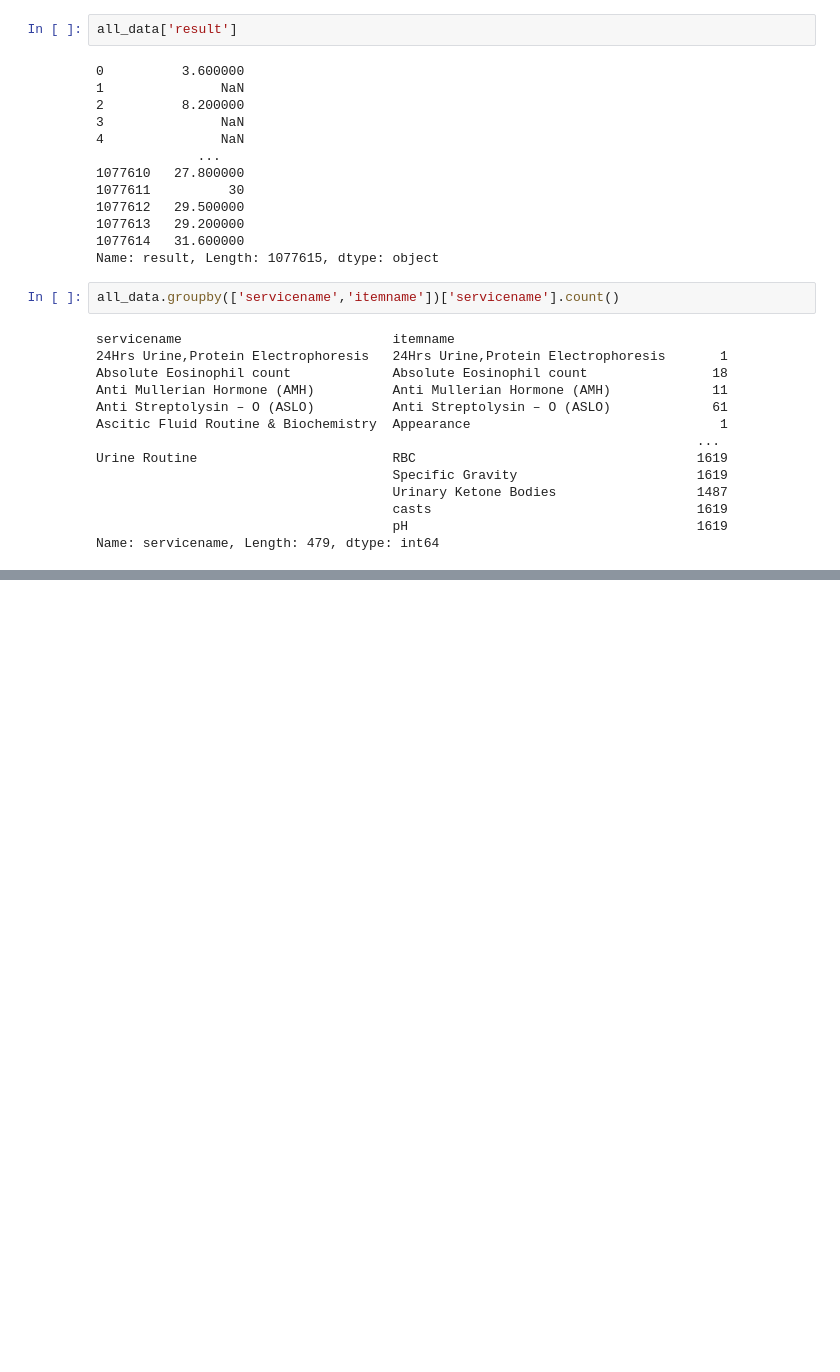
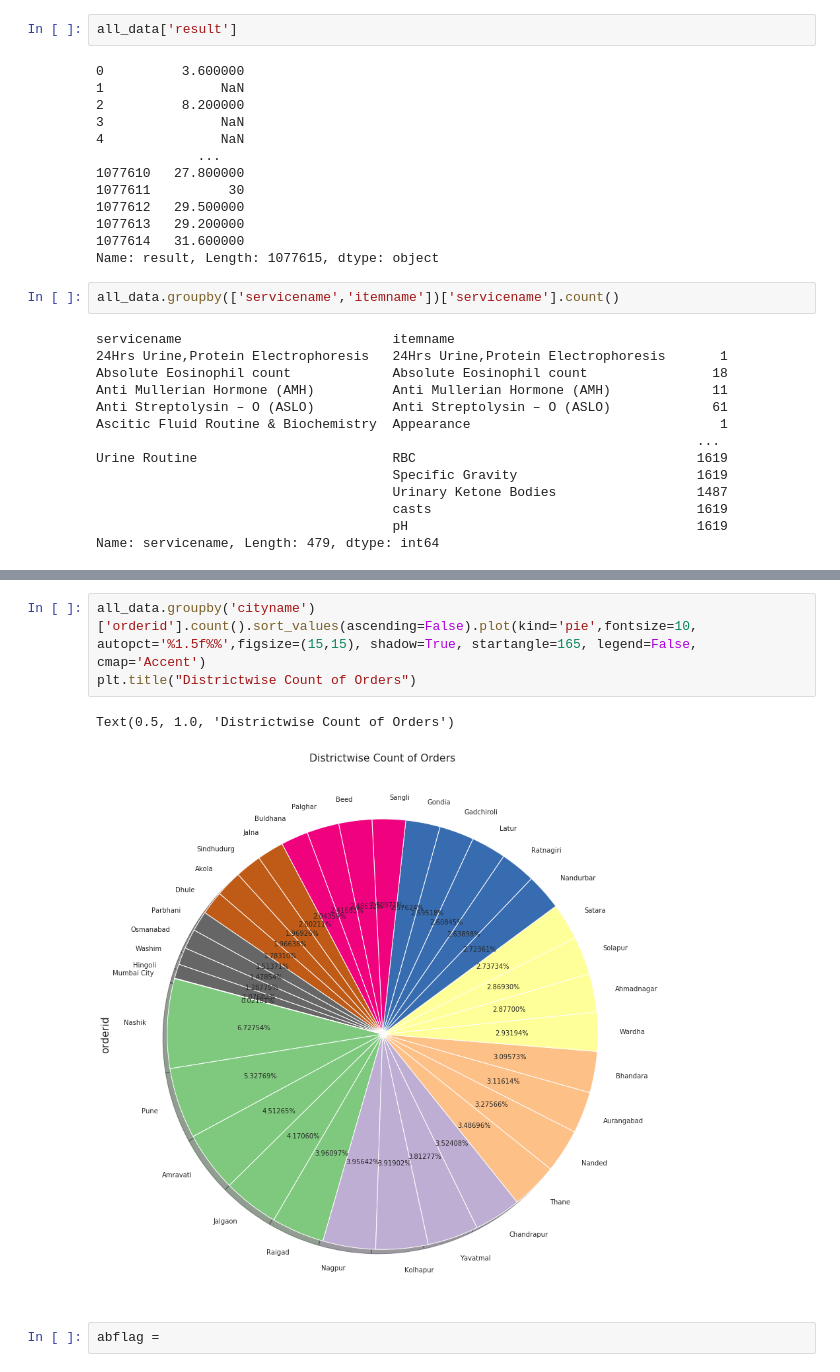
Before and after one commit to jaymalak/HIMS, a Jupyter notebook: HIMS_pilot1to3oct2019.ipynb, the cells around one changed output, grey strips where cells are left out. Drawn from its saved outputs; the diff is of its cells as text; blank space fills up the shorter version.

```diff
--- a/HIMS_pilot1to3oct2019.ipynb
+++ b/HIMS_pilot1to3oct2019.ipynb
@@ -732,3 +717,11 @@ pd.crosstab(all_data['itemname'],all_data['servicename'] )
 | pH | 0 | 0 | 0 | 0 | ... |
 | slow progressive motility | 0 | 0 | 0 | 0 | ... |
 230 rows × 102 columns
+# %%
+all_data.groupby('cityname')['orderid'].count().sort_values(ascending=False).plot(kind='pie',fontsize=10, autopct='%1.5f%%',figsize=(15,15), shadow=True, startangle=165, legend=False, cmap='Accent')
+plt.title("Districtwise Count of Orders")
+# %% [output]
+Text(0.5, 1.0, 'Districtwise Count of Orders')
+[figure, added]
+# %%
+abflag =
```
Also changed, not shown: parts of 18 cells of this notebook.
